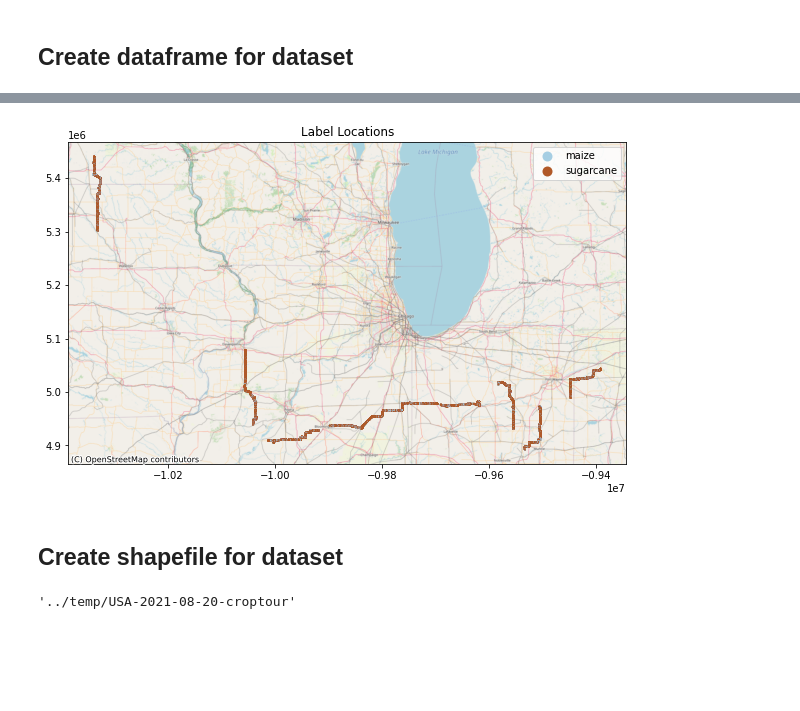
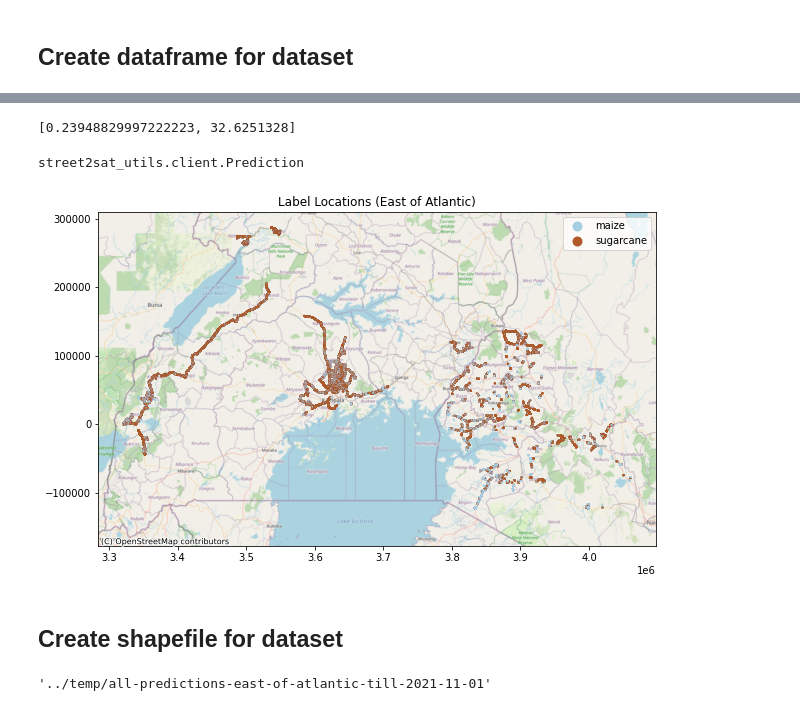
Before and after one commit to nasaharvest/street2sat, a Jupyter notebook: notebooks/db_to_shapefile.ipynb, the cells around one changed output, grey strips where cells are left out. Drawn from its saved outputs; the diff is of its cells as text; code cells hidden in the pictures; blank space fills up the shorter version.

Commit message:
Update notebook to make it possible to query whole db

```diff
--- a/notebooks/db_to_shapefile.ipynb
+++ b/notebooks/db_to_shapefile.ipynb
@@ -54,12 +56,31 @@ num_yolov5_preds = len(query)
 print(f"Number of predictions made: {num_yolov5_preds}")
 # %% [output]
 Number of predictions made: 80543
+# %%
+# Query data using date range (>20,000 rows)
+start_date = datetime(2021,6,1)
+end_date = datetime(2021,11,1)
+ranges = []
+current_time = start_date
+while current_time < end_date:
+    next_time = current_time + timedelta(0.01)
+    ranges.append((current_time, next_time))
+    current_time = next_time
+
+query = []
+for start,end in tqdm(ranges):
+    query += coll.where("time", ">", start).where("time", "<", end).get()
+
+num_yolov5_preds = len(query)
 # %% [markdown]
 ## Parse data items into Prediction objects
 # %%
+if num_yolov5_preds > 1000000:
+    print("Lot's of predictions, this will take a lot of memory")
+
 crop_preds = []
 prediction_images_sample = []
-for q in query:
+for q in tqdm(query):
     item = q.to_dict()
     results = item["results"]
     if results != [] and item["coord"] != [None, None]:
@@ -132,3 +153,18 @@ df.head()
 # %%
 gdf = geopandas.GeoDataFrame(
     df, geometry=geopandas.points_from_xy(df.lon, df.lat, crs='EPSG:4326'))
+# %%
+if num_yolov5_preds > 1000000:
+    print("Lot's of predictions, this will take a lot of memory")
+
+ax = gdf.to_crs('EPSG:3857').plot(
+    figsize=(10, 30),
+    marker='o',
+    column='crop',
+    categorical=True,
+    markersize=1,
+    cmap='Paired',
+    legend=True
+)
+ax.set_title("Label Locations")
+cx.add_basemap(ax, source=cx.providers.OpenStreetMap.Mapnik)
@@ -134,0 +173,10 @@ gdf = geopandas.GeoDataFrame(
+# %%
+east_of_atlantic_gdf = gdf[gdf["lon"] > -40].copy()
+# %%
+crop_preds[0].coord
+# %% [output]
+[0.23948829997222223, 32.6251328]
+# %%
+type(crop_preds[0])
+# %% [output]
+street2sat_utils.client.Prediction
@@ -135,17 +185,17 @@ gdf = geopandas.GeoDataFrame(
 # %%
-ax = gdf.to_crs('EPSG:3857').plot(
+ax = east_of_atlantic_gdf.to_crs('EPSG:3857').plot(
     figsize=(10, 30),
     marker='o',
     column='crop',
     categorical=True,
     markersize=1,
     cmap='Paired',
     legend=True
 )
-ax.set_title("Label Locations")
+ax.set_title("Label Locations (East of Atlantic)")
 cx.add_basemap(ax, source=cx.providers.OpenStreetMap.Mapnik)
 # %% [output]
-[figure, old version]
+[figure, new version]
 # %% [markdown]
 ## Create shapefile for dataset
 # %%
@@ -177,8 +237,8 @@ def crop_preds_to_shapefile(crop_preds, dataset_name, target_dir="../temp"):
     # Create zipfile
     shutil.make_archive(dataset_dir, 'zip', dataset_dir)
     return dataset_dir
-# %%
-shp_file =  crop_preds_to_shapefile(crop_preds, dataset_name="USA-2021-08-20-croptour")
-shp_file
-# %% [output]
-'../temp/USA-2021-08-20-croptour'
+# %%
+shp_file =  crop_preds_to_shapefile(east_of_atlantic_gdf, dataset_name="all-predictions-east-of-atlantic-till-2021-11-01")
+shp_file
+# %% [output]
+'../temp/all-predictions-east-of-atlantic-till-2021-11-01'
```
Also changed, not shown: parts of 9 cells of this notebook.
